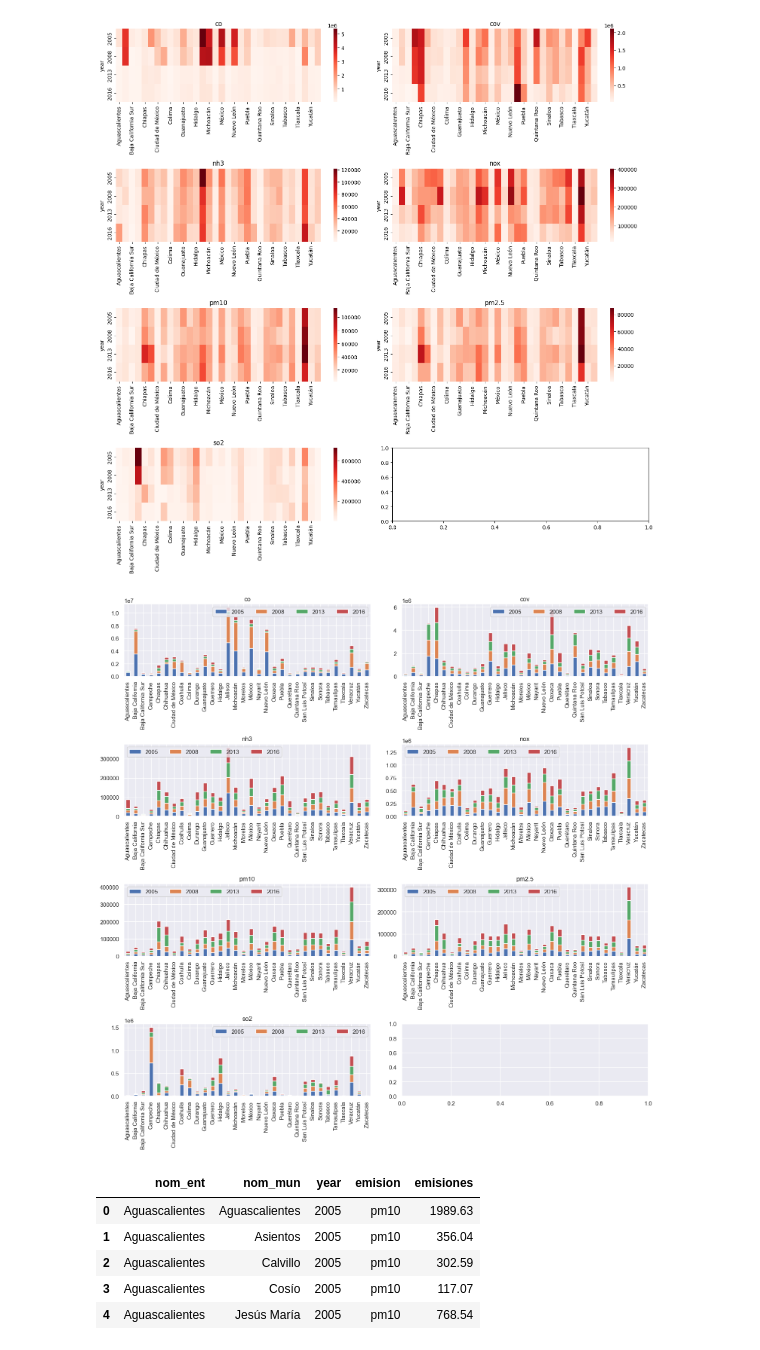
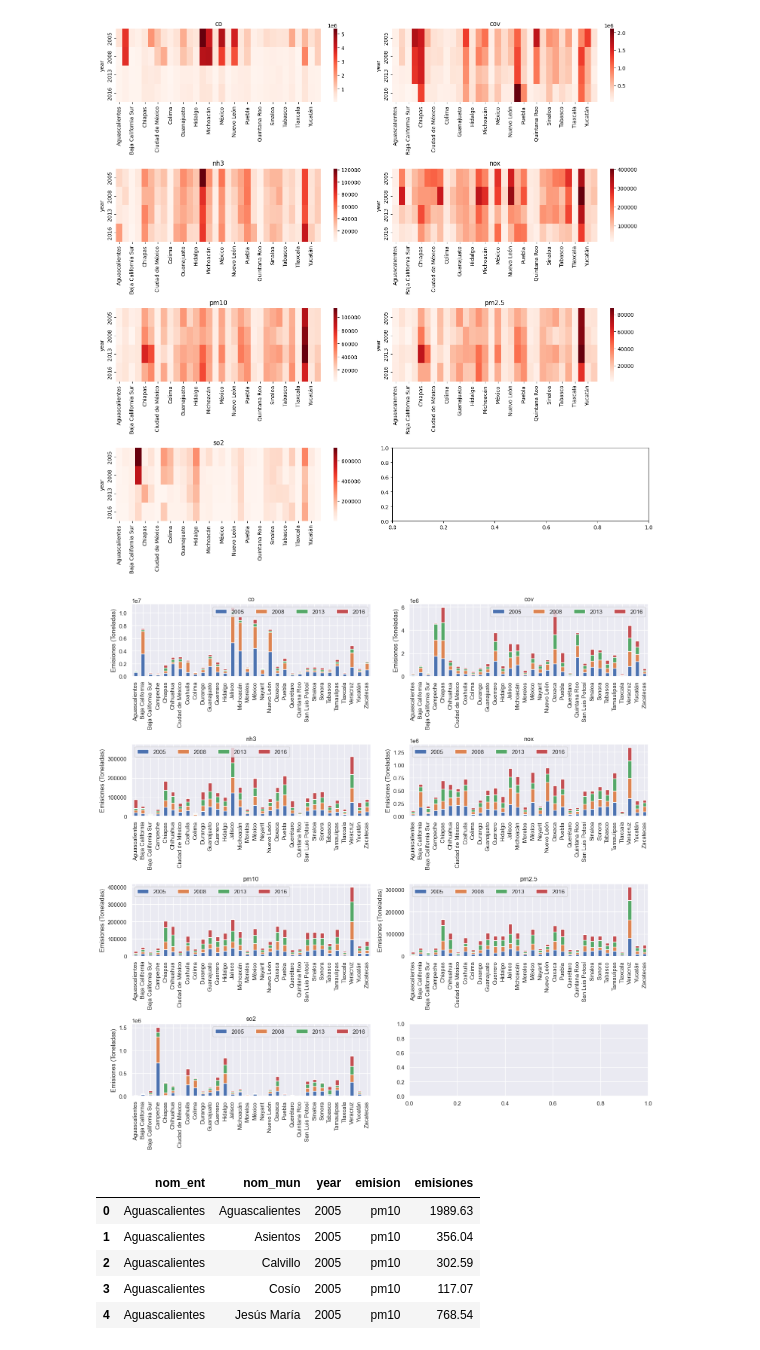
Before and after one commit to pcorner10/inventario_emisiones, a Jupyter notebook: INEM.ipynb, the cells around one changed output. Drawn from its saved outputs; the diff is of its cells as text; code cells hidden in the pictures.

```diff
--- a/INEM.ipynb
+++ b/INEM.ipynb
@@ -350,31 +350,34 @@ plt.show()
 # %%
 fig, ax = plt.subplots(figsize=(15, 15), ncols=2, nrows=4)
 
 col = 0
 row = 0
 sns.set(style="darkgrid")
 for emision, df in total_ent.groupby("emision"):
 
   df = df.pivot_table("emisiones","nom_ent","year", aggfunc="sum")
 
   ax[row, col].set_title(emision)
   df.plot(kind='bar', stacked=True, ax=ax[row, col])
 
   # hide xlabel
   ax[row, col].set_xlabel("")
 
+  ax[row, col].set_ylabel("Emisiones (Toneladas)")
+
   # make legend columns to 4
   ax[row, col].legend(ncol=4)
 
   col += 1
   if col == 2:
     col = 0
     row += 1
 
 plt.tight_layout()
+plt.savefig("emisiones_total_entidad.png", dpi=300)
 plt.show()
 # %% [output]
-[figure, old version]
+[figure, new version]
 # %%
 total_mun.head()
 # %% [output]
```
Also changed, not shown: parts of 1 cell of this notebook, 1 other file.
